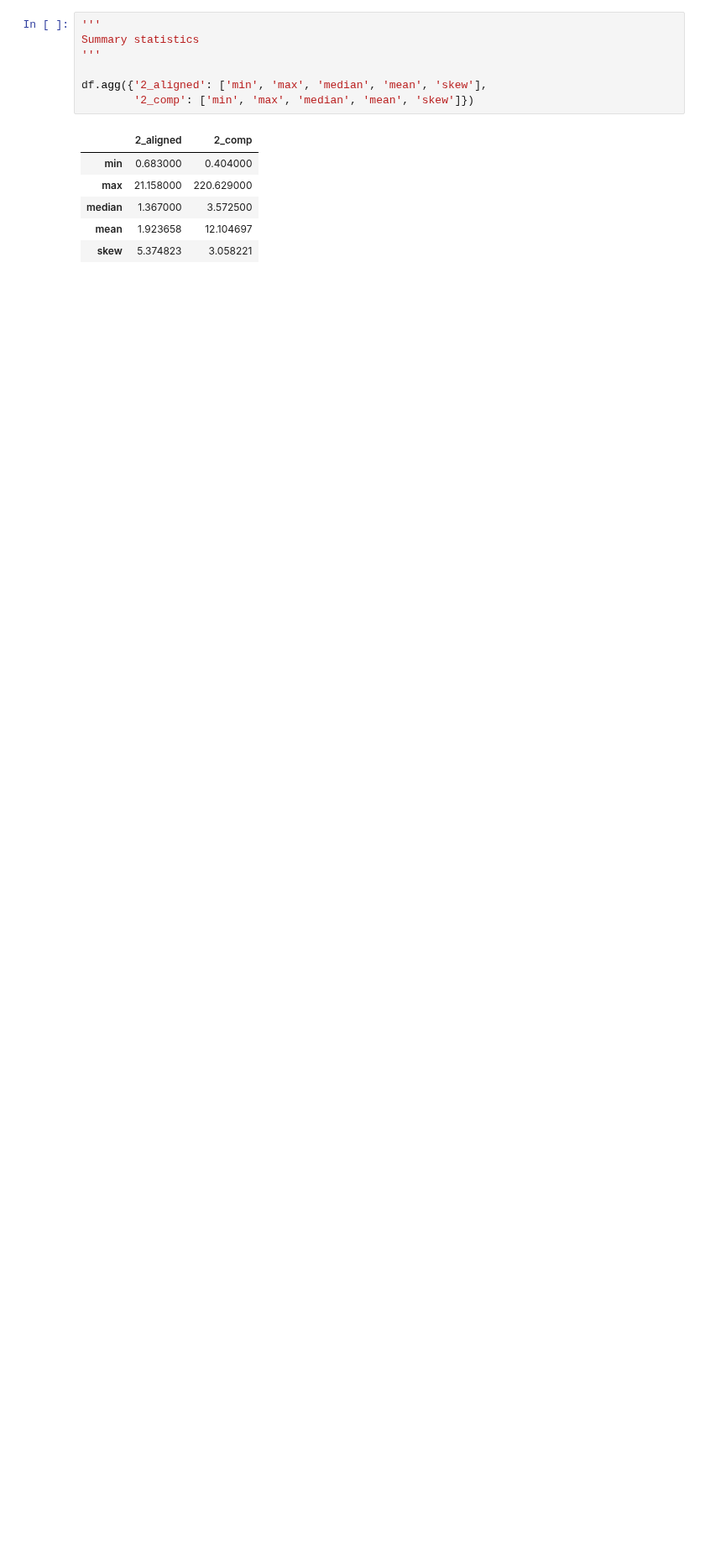
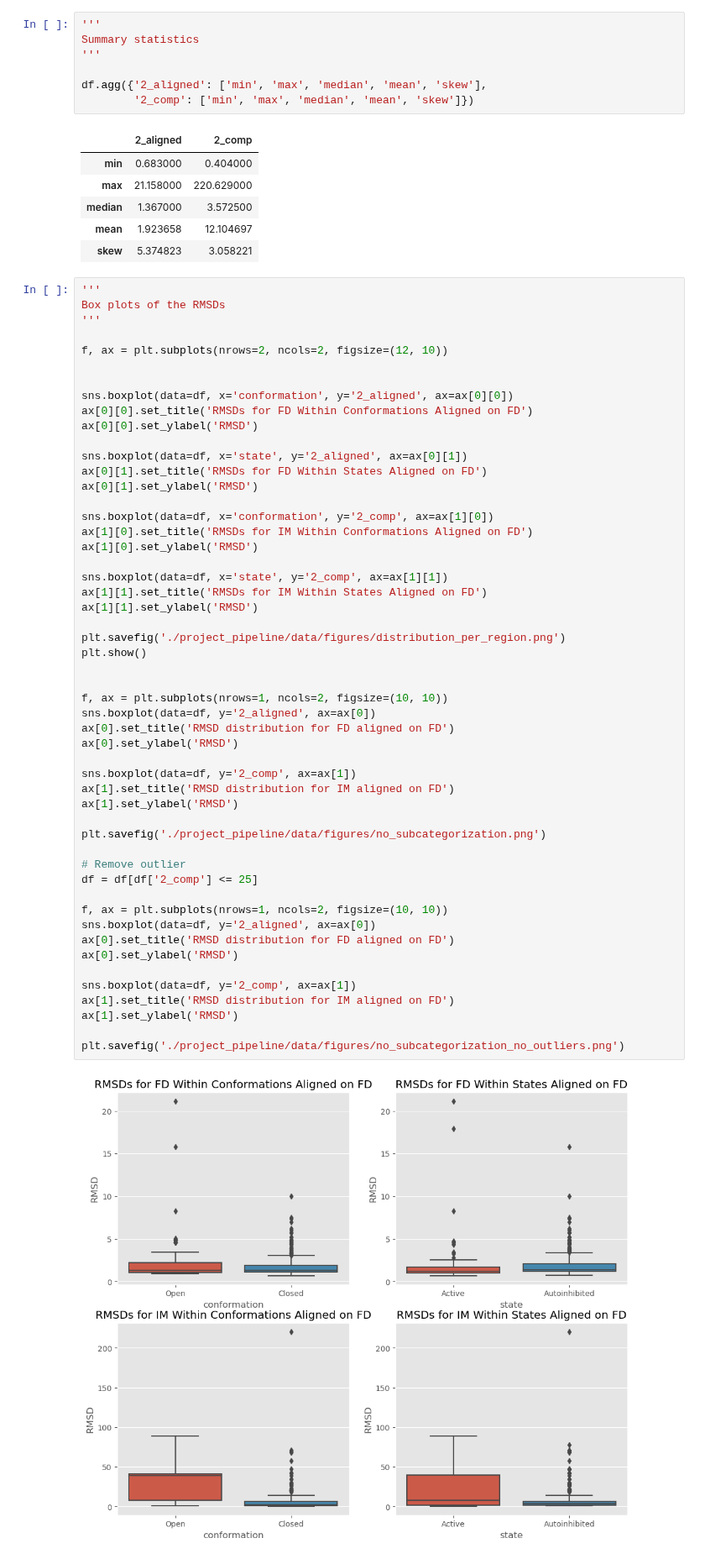
Before and after one commit to jpigles/alphafold-rmsd, a Jupyter notebook: rmsd_analysis.ipynb, the cells around one changed output. Shown at 84% size. Cells and saved outputs as stored; diff of their text form; blank space fills up the shorter version.

```diff
--- a/rmsd_analysis.ipynb
+++ b/rmsd_analysis.ipynb
@@ -149,3 +109,57 @@ df.agg({'2_aligned': ['min', 'max', 'median', 'mean', 'skew'],
 | median | 1.367000 | 3.572500 |
 | mean | 1.923658 | 12.104697 |
 | skew | 5.374823 | 3.058221 |
+# %%
+'''
+Box plots of the RMSDs
+'''
+
+f, ax = plt.subplots(nrows=2, ncols=2, figsize=(12, 10))
+
+
+sns.boxplot(data=df, x='conformation', y='2_aligned', ax=ax[0][0])
+ax[0][0].set_title('RMSDs for FD Within Conformations Aligned on FD')
+ax[0][0].set_ylabel('RMSD')
+
+sns.boxplot(data=df, x='state', y='2_aligned', ax=ax[0][1])
+ax[0][1].set_title('RMSDs for FD Within States Aligned on FD')
+ax[0][1].set_ylabel('RMSD')
+
+sns.boxplot(data=df, x='conformation', y='2_comp', ax=ax[1][0])
+ax[1][0].set_title('RMSDs for IM Within Conformations Aligned on FD')
+ax[1][0].set_ylabel('RMSD')
+
+sns.boxplot(data=df, x='state', y='2_comp', ax=ax[1][1])
+ax[1][1].set_title('RMSDs for IM Within States Aligned on FD')
+ax[1][1].set_ylabel('RMSD')
+
+plt.savefig('./project_pipeline/data/figures/distribution_per_region.png')
+plt.show()
+
+
+f, ax = plt.subplots(nrows=1, ncols=2, figsize=(10, 10))
+sns.boxplot(data=df, y='2_aligned', ax=ax[0])
+ax[0].set_title('RMSD distribution for FD aligned on FD')
+ax[0].set_ylabel('RMSD')
+
+sns.boxplot(data=df, y='2_comp', ax=ax[1])
+ax[1].set_title('RMSD distribution for IM aligned on FD')
+ax[1].set_ylabel('RMSD')
+
+plt.savefig('./project_pipeline/data/figures/no_subcategorization.png')
+
+# Remove outlier
+df = df[df['2_comp'] <= 25]
+
+f, ax = plt.subplots(nrows=1, ncols=2, figsize=(10, 10))
+sns.boxplot(data=df, y='2_aligned', ax=ax[0])
+ax[0].set_title('RMSD distribution for FD aligned on FD')
+ax[0].set_ylabel('RMSD')
+
+sns.boxplot(data=df, y='2_comp', ax=ax[1])
+ax[1].set_title('RMSD distribution for IM aligned on FD')
+ax[1].set_ylabel('RMSD')
+
+plt.savefig('./project_pipeline/data/figures/no_subcategorization_no_outliers.png')
+# %% [output]
+[figure, added]
```
Also changed, not shown: parts of 3 cells of this notebook, 9 other files.
